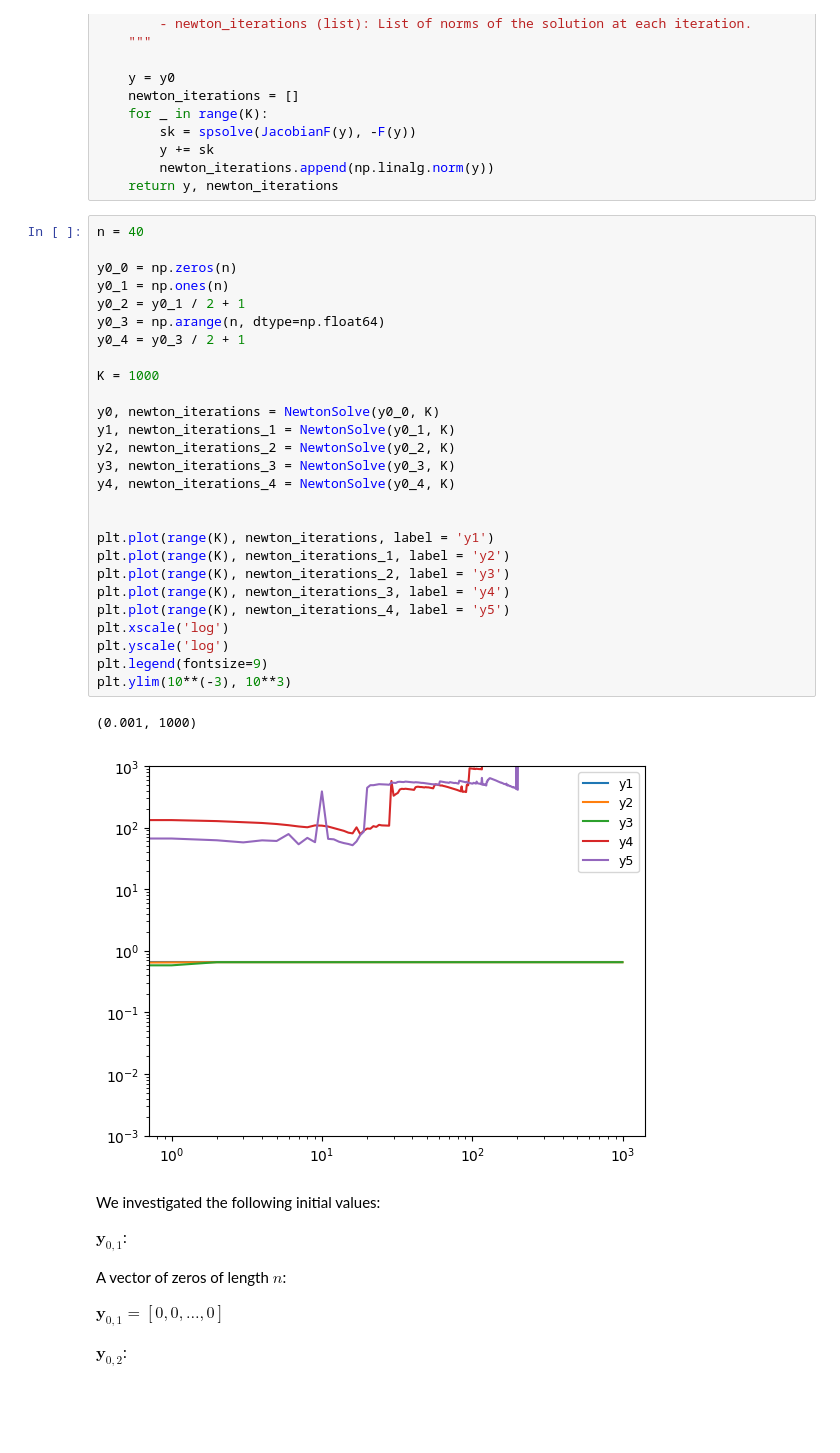
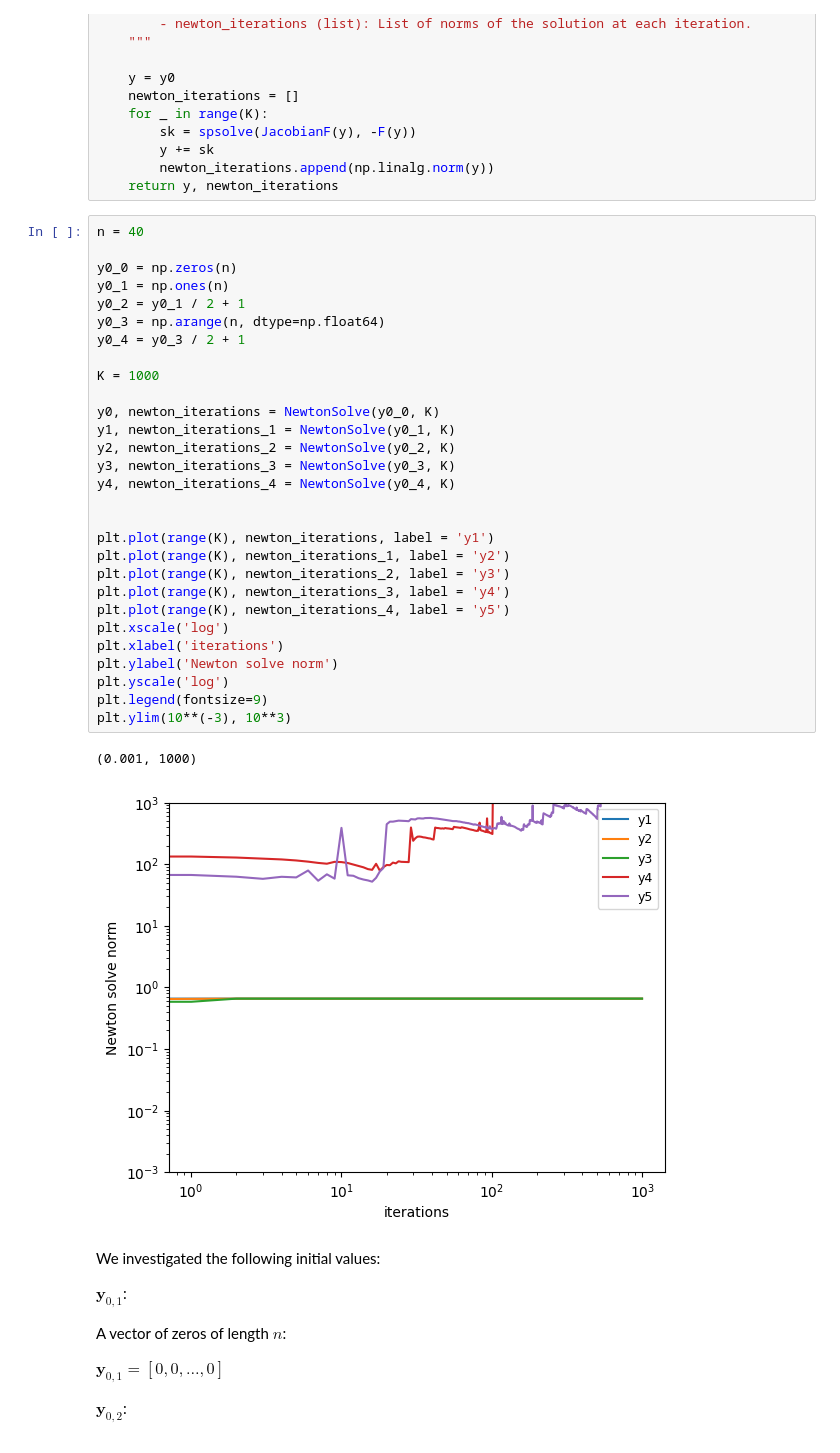
Before and after one commit to koenweverink/numericalAlgorithms, a Jupyter notebook: hw4_2023.ipynb, the cells around one changed output. Saved outputs shown, nothing was run; the diff lists cells and outputs as text; blank space fills up the shorter version.

```diff
--- a/hw4_2023.ipynb
+++ b/hw4_2023.ipynb
@@ -331,33 +332,35 @@ def NewtonSolve(y0, K):
 # %%
 n = 40
 
 y0_0 = np.zeros(n)
 y0_1 = np.ones(n)
 y0_2 = y0_1 / 2 + 1
 y0_3 = np.arange(n, dtype=np.float64)
 y0_4 = y0_3 / 2 + 1
 
 K = 1000
 
 y0, newton_iterations = NewtonSolve(y0_0, K)
 y1, newton_iterations_1 = NewtonSolve(y0_1, K)
 y2, newton_iterations_2 = NewtonSolve(y0_2, K)
 y3, newton_iterations_3 = NewtonSolve(y0_3, K)
 y4, newton_iterations_4 = NewtonSolve(y0_4, K)
 
 
 plt.plot(range(K), newton_iterations, label = 'y1')
 plt.plot(range(K), newton_iterations_1, label = 'y2')
 plt.plot(range(K), newton_iterations_2, label = 'y3')
 plt.plot(range(K), newton_iterations_3, label = 'y4')
 plt.plot(range(K), newton_iterations_4, label = 'y5')
 plt.xscale('log')
+plt.xlabel('iterations')
+plt.ylabel('Newton solve norm')
 plt.yscale('log')
 plt.legend(fontsize=9)
 plt.ylim(10**(-3), 10**3)
 # %% [output]
 (0.001, 1000)
-[figure, old version]
+[figure, new version]
 # %% [markdown]
 We investigated the following initial values:
 
```
Also changed, not shown: parts of 3 cells of this notebook, 3 other files.
